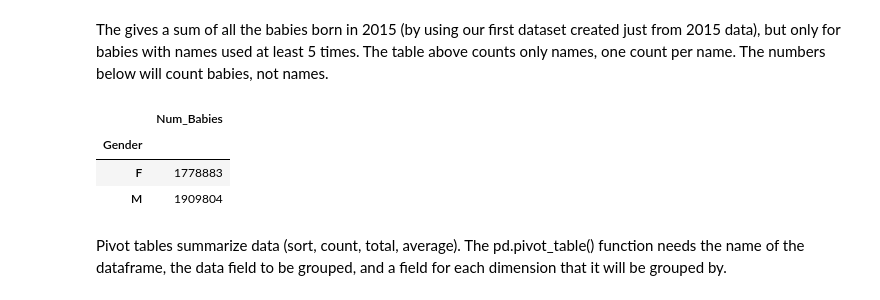
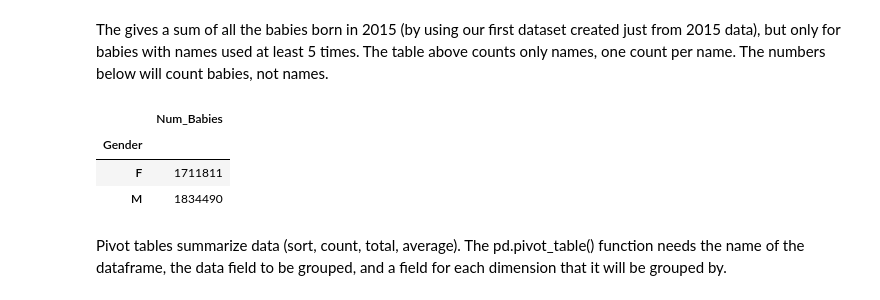
Before and after one commit to cjvandijk/Names, a Jupyter notebook: Names.ipynb, the cells around one changed output. Saved outputs shown, nothing was run; the diff lists cells and outputs as text; code cells hidden in the pictures.

```diff
--- a/Names.ipynb
+++ b/Names.ipynb
@@ -62,12 +80,12 @@ group_name.size().unstack()
 # %% [markdown]
 The gives a sum of all the babies born in 2015 (by using our first dataset created just from 2015 data), but only for babies with names used at least 5 times. The table above counts only names, one count per name. The numbers below will count babies, not names.
 # %%
-names2015.groupby(['Gender']).sum()
+names2017.groupby(['Gender']).sum()
 # %% [output]
 |  | Num_Babies |
 | Gender |  |
-| F | 1778883 |
-| M | 1909804 |
+| F | 1711811 |
+| M | 1834490 |
 # %% [markdown]
 Pivot tables summarize data (sort, count, total, average). The pd.pivot_table() function needs the name of the dataframe, the data field to be grouped, and a field for each dimension that it will be grouped by.
 # %%
```
Also changed, not shown: parts of 15 cells of this notebook, 1 other file.
